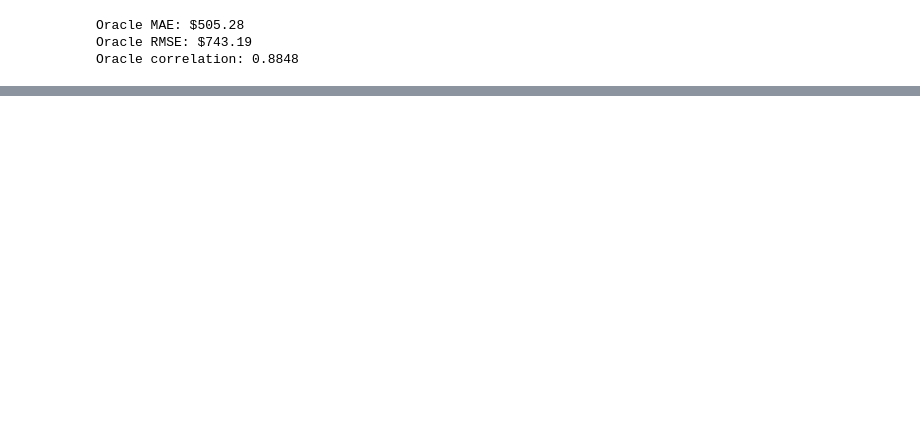
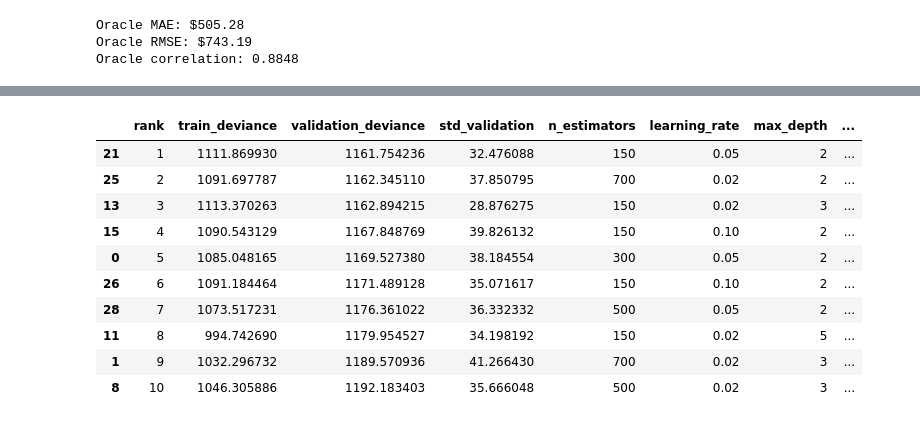
Before and after one commit to ActuarioDereckFuzz/Modelos_estadisticosvsMLvsDeep-Learning, a Jupyter notebook: notebooks/04_machine_learning.ipynb, the cells around one changed output, grey strips where cells are left out. Cells and saved outputs as stored; diff of their text form; code cells hidden in the pictures; blank space fills up the shorter version.

```diff
--- a/notebooks/04_machine_learning.ipynb
+++ b/notebooks/04_machine_learning.ipynb
@@ -2866,0 +3231,13 @@ Oracle correlation: 0.8848
+# %%
+xgb_cost_search = RandomizedSearchCV(
+    estimator=xgb_cost,
+    param_distributions=xgb_cost_params,
+    n_iter=30,
+    scoring=tweedie_cost_scorer,
+    cv=cost_cv,
+    refit=True,
+    return_train_score=True,
+    random_state=SEED,
+    n_jobs=-1,
+    verbose=1
+)
@@ -2866,0 +3304,76 @@ Oracle correlation: 0.8848
+# %%
+xgb_cost_cv_results = pd.DataFrame(
+    xgb_cost_search.cv_results_
+)
+
+xgb_cost_cv_summary = pd.DataFrame({
+    "rank":
+        xgb_cost_cv_results["rank_test_score"],
+
+    "train_deviance":
+        -xgb_cost_cv_results["mean_train_score"],
+
+    "validation_deviance":
+        -xgb_cost_cv_results["mean_test_score"],
+
+    "std_validation":
+        xgb_cost_cv_results["std_test_score"],
+
+    "n_estimators":
+        xgb_cost_cv_results[
+            "param_model__n_estimators"
+        ],
+
+    "learning_rate":
+        xgb_cost_cv_results[
+            "param_model__learning_rate"
+        ],
+
+    "max_depth":
+        xgb_cost_cv_results[
+            "param_model__max_depth"
+        ],
+
+    "min_child_weight":
+        xgb_cost_cv_results[
+            "param_model__min_child_weight"
+        ],
+
+    "subsample":
+        xgb_cost_cv_results[
+            "param_model__subsample"
+        ],
+
+    "colsample":
+        xgb_cost_cv_results[
+            "param_model__colsample_bytree"
+        ],
+
+    "reg_lambda":
+        xgb_cost_cv_results[
+            "param_model__reg_lambda"
+        ],
+
+    "reg_alpha":
+        xgb_cost_cv_results[
+            "param_model__reg_alpha"
+        ]
+})
+
+(
+    xgb_cost_cv_summary
+    .sort_values("rank")
+    .head(10)
+)
+# %% [output]
+|  | rank | train_deviance | validation_deviance | std_validation | n_estimators | learning_rate | max_depth | ... |
+| 21 | 1 | 1111.869930 | 1161.754236 | 32.476088 | 150 | 0.05 | 2 | ... |
+| 25 | 2 | 1091.697787 | 1162.345110 | 37.850795 | 700 | 0.02 | 2 | ... |
+| 13 | 3 | 1113.370263 | 1162.894215 | 28.876275 | 150 | 0.02 | 3 | ... |
+| 15 | 4 | 1090.543129 | 1167.848769 | 39.826132 | 150 | 0.10 | 2 | ... |
+| 0 | 5 | 1085.048165 | 1169.527380 | 38.184554 | 300 | 0.05 | 2 | ... |
+| 26 | 6 | 1091.184464 | 1171.489128 | 35.071617 | 150 | 0.10 | 2 | ... |
+| 28 | 7 | 1073.517231 | 1176.361022 | 36.332332 | 500 | 0.05 | 2 | ... |
+| 11 | 8 | 994.742690 | 1179.954527 | 34.198192 | 150 | 0.02 | 5 | ... |
+| 1 | 9 | 1032.296732 | 1189.570936 | 41.266430 | 700 | 0.02 | 3 | ... |
+| 8 | 10 | 1046.305886 | 1192.183403 | 35.666048 | 500 | 0.02 | 3 | ... |
```
Also changed, not shown: parts of 64 cells of this notebook, 4 other files.
